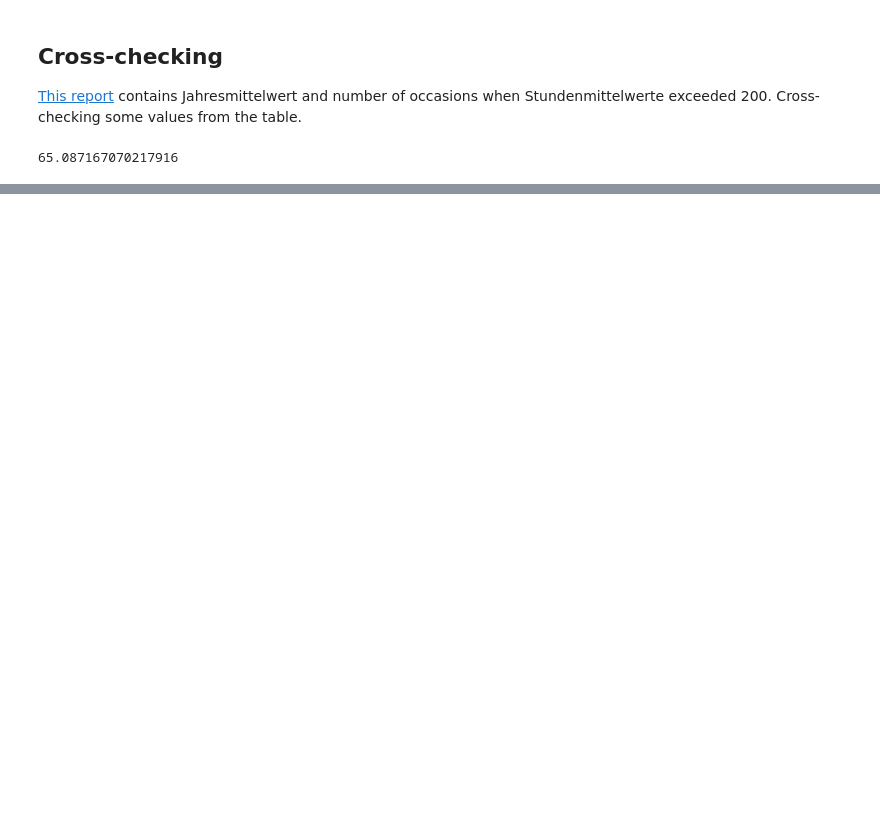
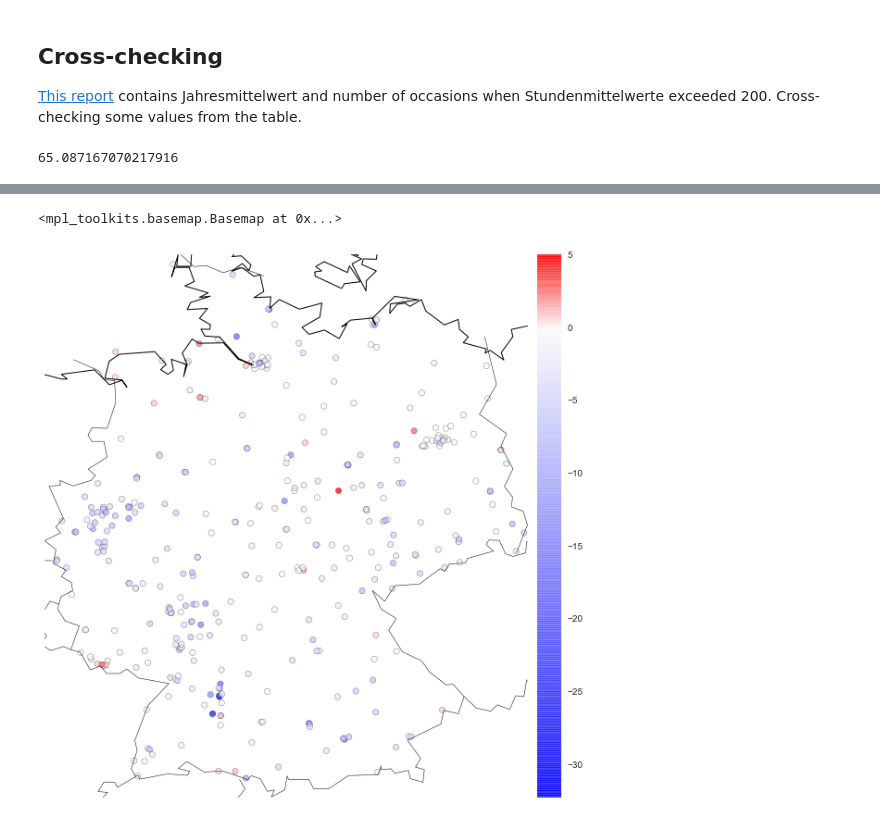
Before and after one commit to correctiv/stickoxide-notebook, a Jupyter notebook: stickoxide.ipynb, the cells around one changed output, grey strips where cells are left out. Drawn from its saved outputs; the diff is of its cells as text; code cells hidden in the pictures; blank space fills up the shorter version.

```diff
--- a/stickoxide.ipynb
+++ b/stickoxide.ipynb
@@ -235,0 +388,7 @@ plt.scatter(merged.height, merged.value)
+# %%
+df_2009 = df[df.index.year == 2009]
+df_2014 = df[df.index.year == 2014]
+stations_mean_2009 = df_2009.groupby('Station').value.mean()
+stations_mean_2014 = df_2014.groupby('Station').value.mean()
+stations_difference = stations_mean_2014 - stations_mean_2009
+stations_difference.describe()
@@ -235,0 +405,6 @@ plt.scatter(merged.height, merged.value)
+# %%
+station_diff = stations_difference.reset_index().merge(stations, on="Station")
+plot_map(station_diff, 'value', cmap='bwr', diverging=True)
+# %% [output]
+<mpl_toolkits.basemap.Basemap at 0x...>
+[figure, added]
```
Also changed, not shown: parts of 37 cells of this notebook, 1 other file.
